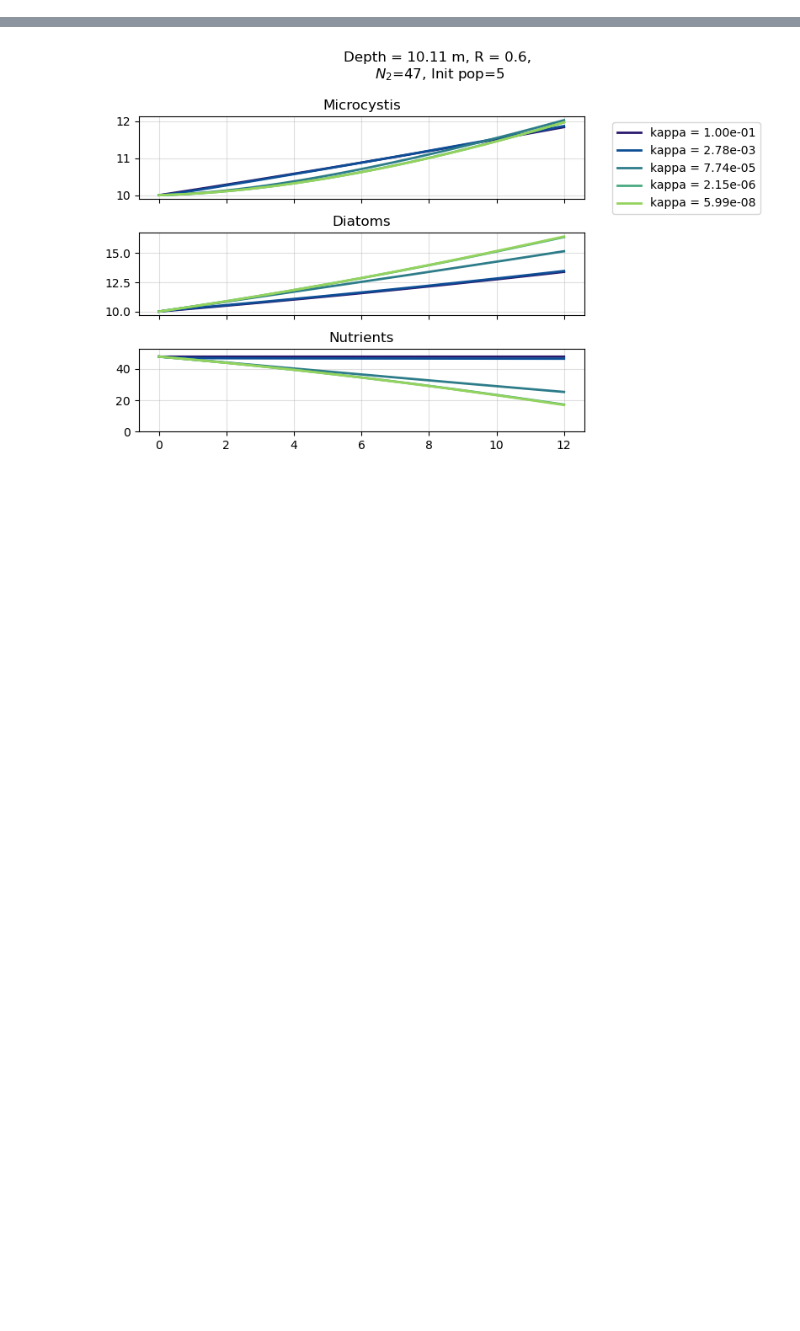
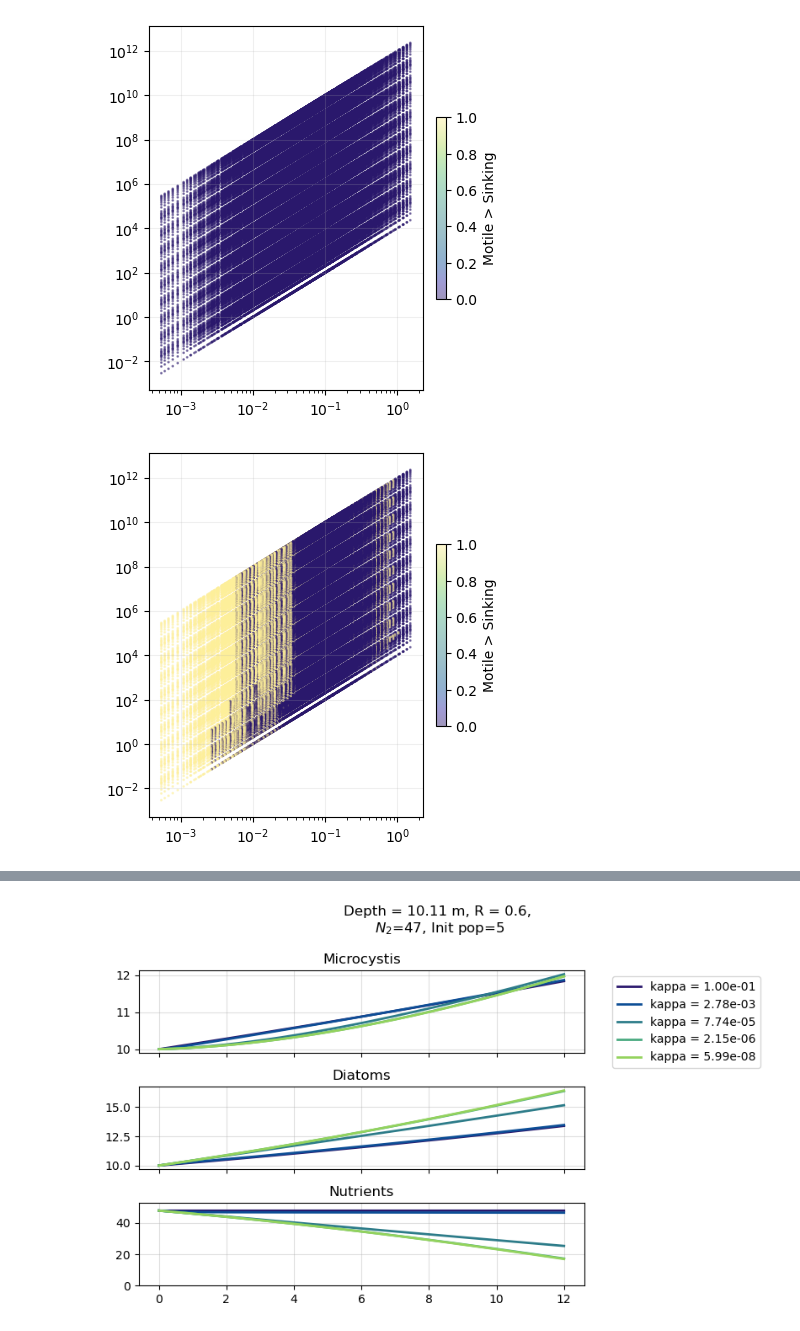
Before and after one commit to sienna-white/box_model, a Jupyter notebook: two_species.ipynb, the cells around one changed output, grey strips where cells are left out. Saved outputs shown, nothing was run; the diff lists cells and outputs as text; code cells hidden in the pictures; blank space fills up the shorter version.

```diff
--- a/two_species.ipynb
+++ b/two_species.ipynb
@@ -176,0 +142,50 @@ Coordinates:
+# %%
+
+
+for T in range(0, NT, 20):
+    dst0 = dst.isel(t=T)
+
+    P0 = dst0.m1.init * 2e6
+    n2 = dst0.n2
+    R = dst0.ratio
+    H = dst0.depth
+    kappa = dst0.kappa
+    # uptake = pm.gamma_d / (init) * (pm.beta + pm.alpha)
+
+    # MICROCYSTIS ****************************************************************
+    # uptake = (1/(1 + n2/pm.gamma_d)) * (uptake_d * P0)/ n2
+    growth_m = (1/(1 + n2/pm.gamma_m)) *pm.alpha
+    growth_d = (1/(1 + n2/pm.gamma_d)) * (pm.beta)
+    growth = growth_m #/ growth_d
+    uptake = (1/(1 + n2/pm.gamma_d)) * (uptake_d * P0)/ n2  + (1/(1 + n2/pm.gamma_m)) * (uptake_m * P0)/ n2
+    adv_m  = pm.wd/(R * H)
+    adv_d  = pm.wd/(R * H)
+
+    diff = kappa/(R * H)**2
+
+    ndx =    growth_d/adv_d #growth_m/adv_m # (growth_d/adv_d) #/(adv_m) #dst0.n2/(pm.gamma_m + dst0.n2) *  uptake_d * init # (dst0.depth  * dst0.ratio)
+    ndy =    uptake/diff #/growth #resupply #adv/growth #$ (dst0.kappa * init/ pm.wd)   # * pm.alpha * pm.n2  / pm.gamma_d
+
+    ndx = ndx.broadcast_like(dst0.m1)
+    ndy = ndy.broadcast_like(dst0.m1)
+
+    biomass_m = (dst0.m1  + dst0.m2 - P0)
+    biomass_d = (dst0.d1  + dst0.d2 - P0)
+    biomass_r = biomass_m > biomass_d
+
+    fig, ax = plt.subplots(nrows=1, ncols=1, figsize=(4, 4), sharex=True, sharey=True, constrained_layout=True)
+
+    h= ax.scatter(ndx, ndy, c=biomass_r, cmap=cmo.cm.haline, vmin=0, vmax=1, s=1, alpha=0.45)
+    plt.colorbar(h, shrink=0.5, label=r"Motile > Sinking")
+
+    ax.set_xscale("log")
+    ax.set_yscale("log")
+    ax.grid(alpha=0.2)
+
+    # axs[0].set_title("Motile phytoplankton")
+    # axs[1].set_title("Sinking phytoplankton")
+    # plt.colorbar(h, shrink=0.5, label=r"Relative $\Delta$ biomass")
+    # plt.show()
+# %% [output]
+[figure, added]
+[figure, added]
```
Also changed, not shown: parts of 6 cells of this notebook, 1 other file.
